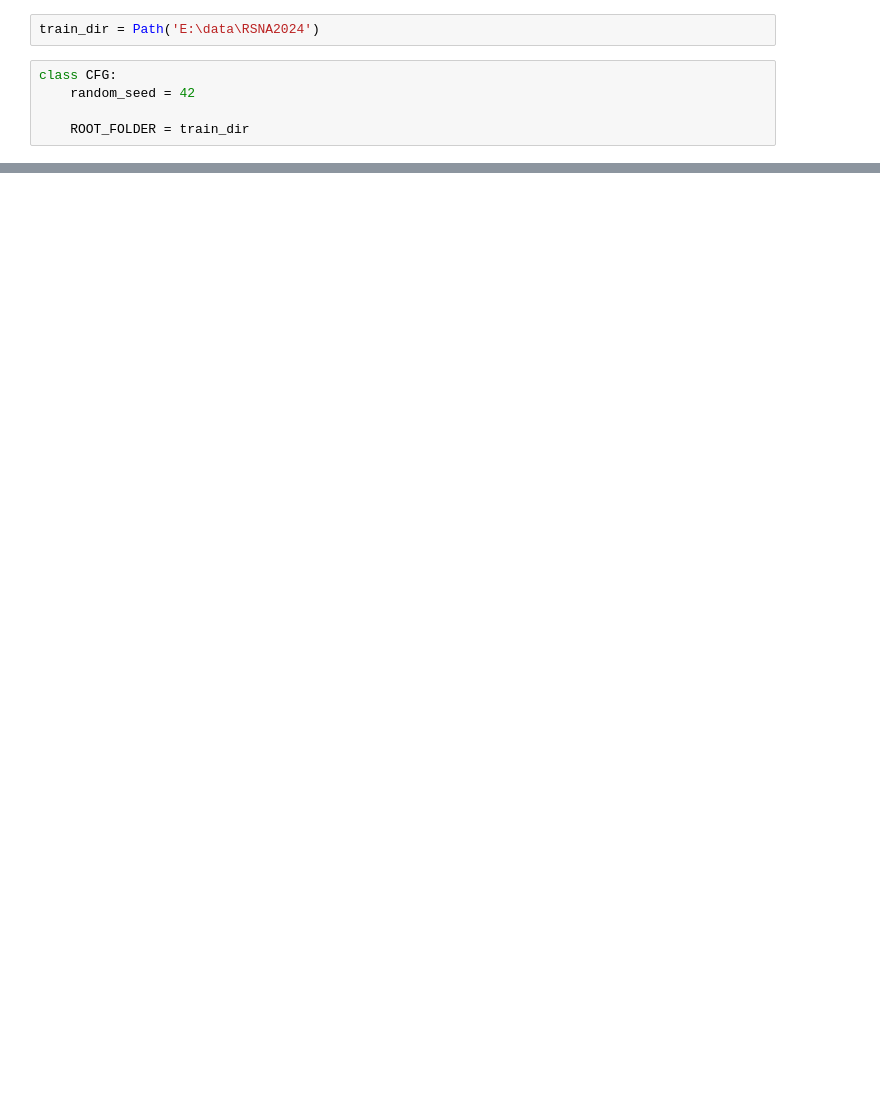
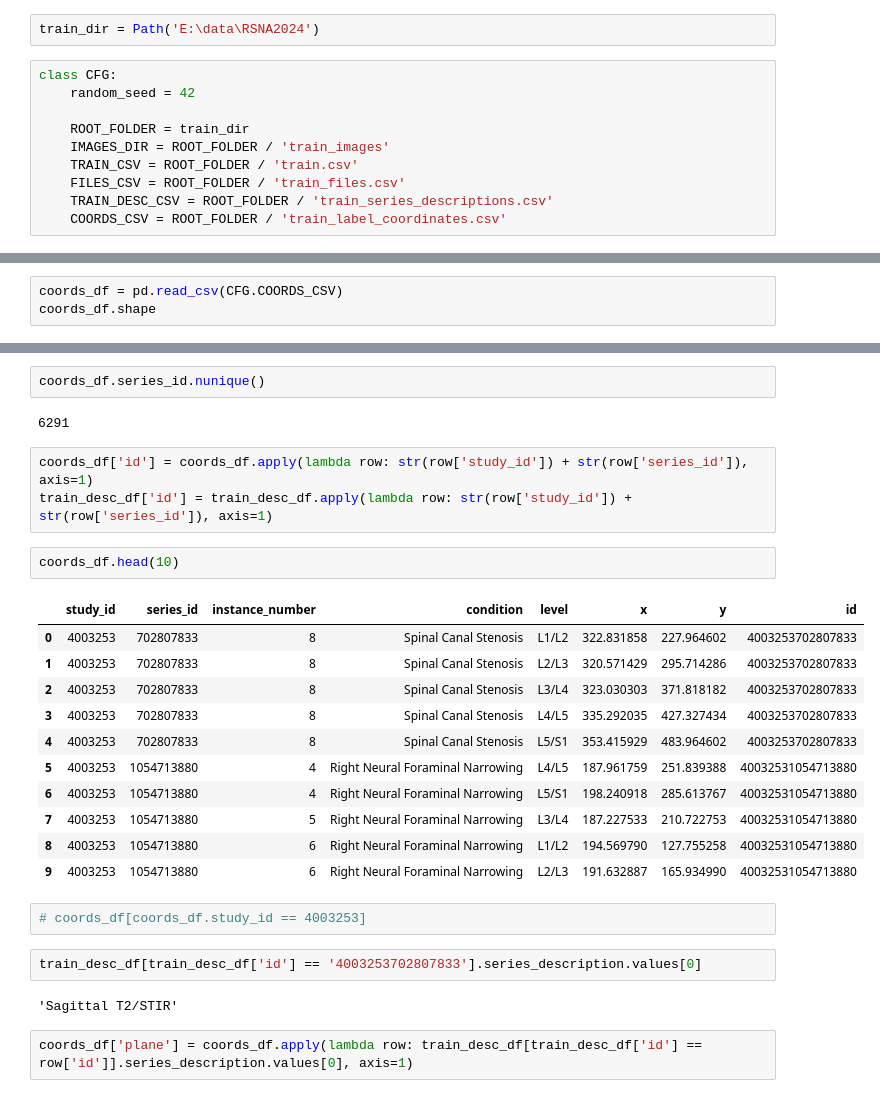
Before and after one commit to rosulucian/deep_learning_playground, a Jupyter notebook: kaggle/RSNA/EDA.ipynb, the cells around one changed output, grey strips where cells are left out. Cells and saved outputs as stored; diff of their text form; blank space fills up the shorter version.

```diff
--- a/kaggle/RSNA/EDA.ipynb
+++ b/kaggle/RSNA/EDA.ipynb
@@ -11,3 +13,8 @@ class CFG:
     random_seed = 42
 
     ROOT_FOLDER = train_dir
+    IMAGES_DIR = ROOT_FOLDER / 'train_images'
+    TRAIN_CSV = ROOT_FOLDER / 'train.csv'
+    FILES_CSV = ROOT_FOLDER / 'train_files.csv'
+    TRAIN_DESC_CSV = ROOT_FOLDER / 'train_series_descriptions.csv'
+    COORDS_CSV = ROOT_FOLDER / 'train_label_coordinates.csv'
@@ -13,0 +66,3 @@ class CFG:
+# %%
+coords_df = pd.read_csv(CFG.COORDS_CSV)
+coords_df.shape
@@ -13,0 +82,29 @@ class CFG:
+# %%
+coords_df.series_id.nunique()
+# %% [output]
+6291
+# %%
+coords_df['id'] = coords_df.apply(lambda row: str(row['study_id']) + str(row['series_id']), axis=1)
+train_desc_df['id'] = train_desc_df.apply(lambda row: str(row['study_id']) + str(row['series_id']), axis=1)
+# %%
+coords_df.head(10)
+# %% [output]
+|  | study_id | series_id | instance_number | condition | level | x | y | id |
+| 0 | 4003253 | 702807833 | 8 | Spinal Canal Stenosis | L1/L2 | 322.831858 | 227.964602 | 4003253702807833 |
+| 1 | 4003253 | 702807833 | 8 | Spinal Canal Stenosis | L2/L3 | 320.571429 | 295.714286 | 4003253702807833 |
+| 2 | 4003253 | 702807833 | 8 | Spinal Canal Stenosis | L3/L4 | 323.030303 | 371.818182 | 4003253702807833 |
+| 3 | 4003253 | 702807833 | 8 | Spinal Canal Stenosis | L4/L5 | 335.292035 | 427.327434 | 4003253702807833 |
+| 4 | 4003253 | 702807833 | 8 | Spinal Canal Stenosis | L5/S1 | 353.415929 | 483.964602 | 4003253702807833 |
+| 5 | 4003253 | 1054713880 | 4 | Right Neural Foraminal Narrowing | L4/L5 | 187.961759 | 251.839388 | 40032531054713880 |
+| 6 | 4003253 | 1054713880 | 4 | Right Neural Foraminal Narrowing | L5/S1 | 198.240918 | 285.613767 | 40032531054713880 |
+| 7 | 4003253 | 1054713880 | 5 | Right Neural Foraminal Narrowing | L3/L4 | 187.227533 | 210.722753 | 40032531054713880 |
+| 8 | 4003253 | 1054713880 | 6 | Right Neural Foraminal Narrowing | L1/L2 | 194.569790 | 127.755258 | 40032531054713880 |
+| 9 | 4003253 | 1054713880 | 6 | Right Neural Foraminal Narrowing | L2/L3 | 191.632887 | 165.934990 | 40032531054713880 |
+# %%
+# coords_df[coords_df.study_id == 4003253]
+# %%
+train_desc_df[train_desc_df['id'] == '4003253702807833'].series_description.values[0]
+# %% [output]
+'Sagittal T2/STIR'
+# %%
+coords_df['plane'] = coords_df.apply(lambda row: train_desc_df[train_desc_df['id'] == row['id']].series_description.values[0], axis=1)
```
Also changed, not shown: parts of 26 cells of this notebook, 5 other files.
